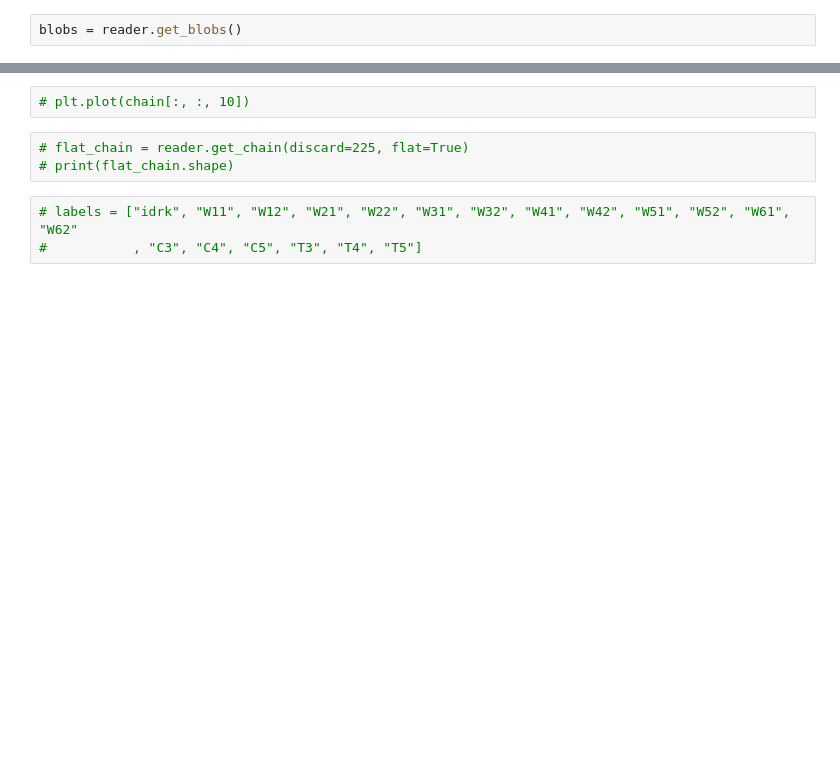
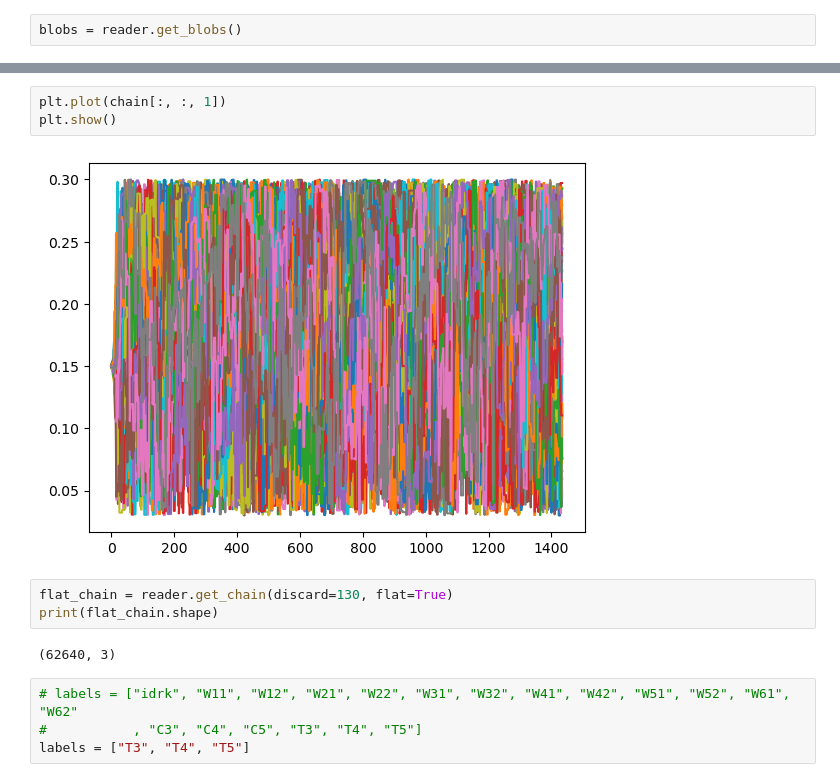
Before and after one commit to chen-pin/ebs, a Jupyter notebook: notebooks/View_Mcmc.ipynb, the cells around one changed output, grey strips where cells are left out. Cells and saved outputs as stored; diff of their text form; blank space fills up the shorter version.

```diff
--- a/notebooks/View_Mcmc.ipynb
+++ b/notebooks/View_Mcmc.ipynb
@@ -54,9 +66,15 @@ print(blobs['C_dc'][1])
 # %%
-# plt.plot(chain[:, :, 10])
+plt.plot(chain[:, :, 1])
+plt.show()
+# %% [output]
+[figure, added]
 # %%
-# flat_chain = reader.get_chain(discard=225, flat=True)
-# print(flat_chain.shape)
+flat_chain = reader.get_chain(discard=130, flat=True)
+print(flat_chain.shape)
+# %% [output]
+(62640, 3)
 # %%
 # labels = ["idrk", "W11", "W12", "W21", "W22", "W31", "W32", "W41", "W42", "W51", "W52", "W61", "W62"
 #           , "C3", "C4", "C5", "T3", "T4", "T5"]
+labels = ["T3", "T4", "T5"]
 # %%
```
Also changed, not shown: parts of 15 cells of this notebook.
